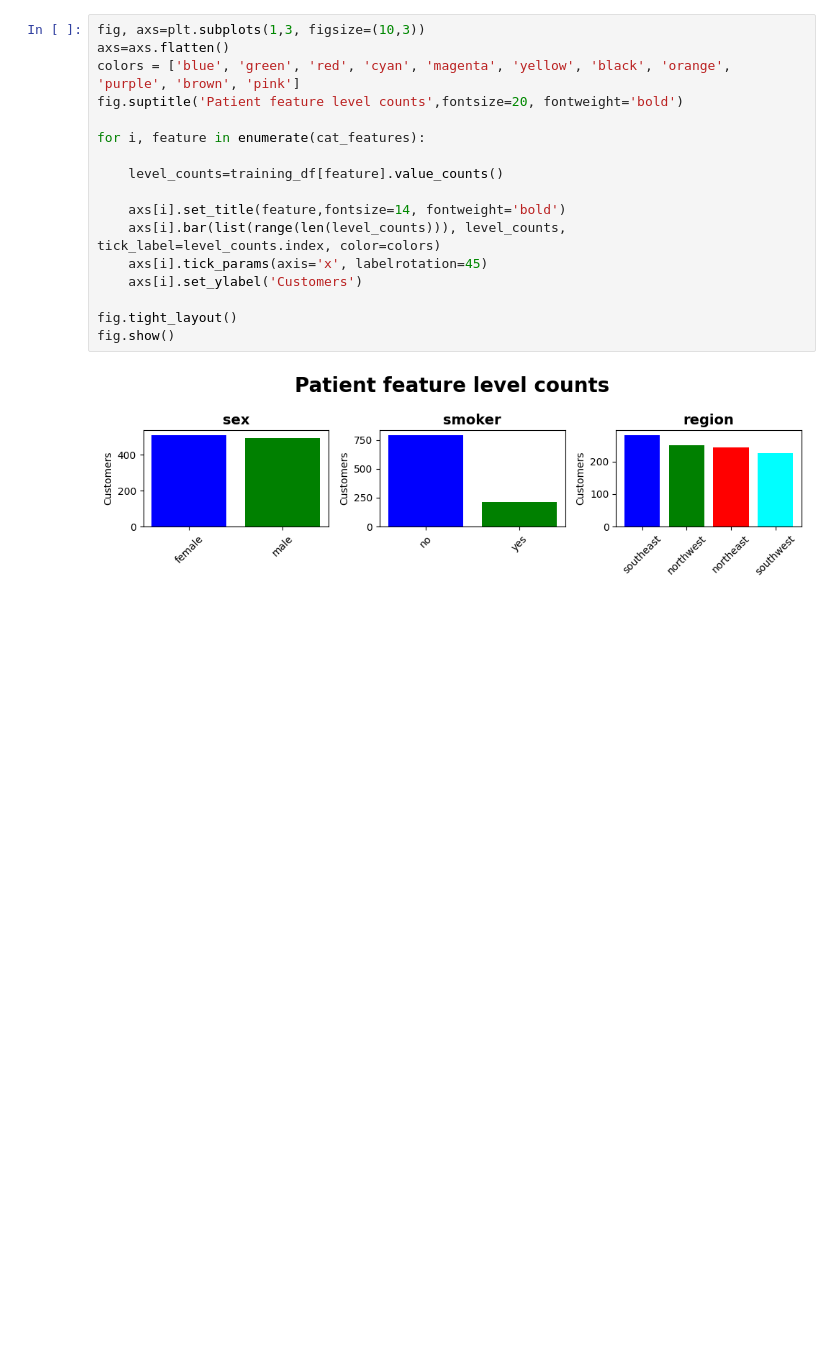
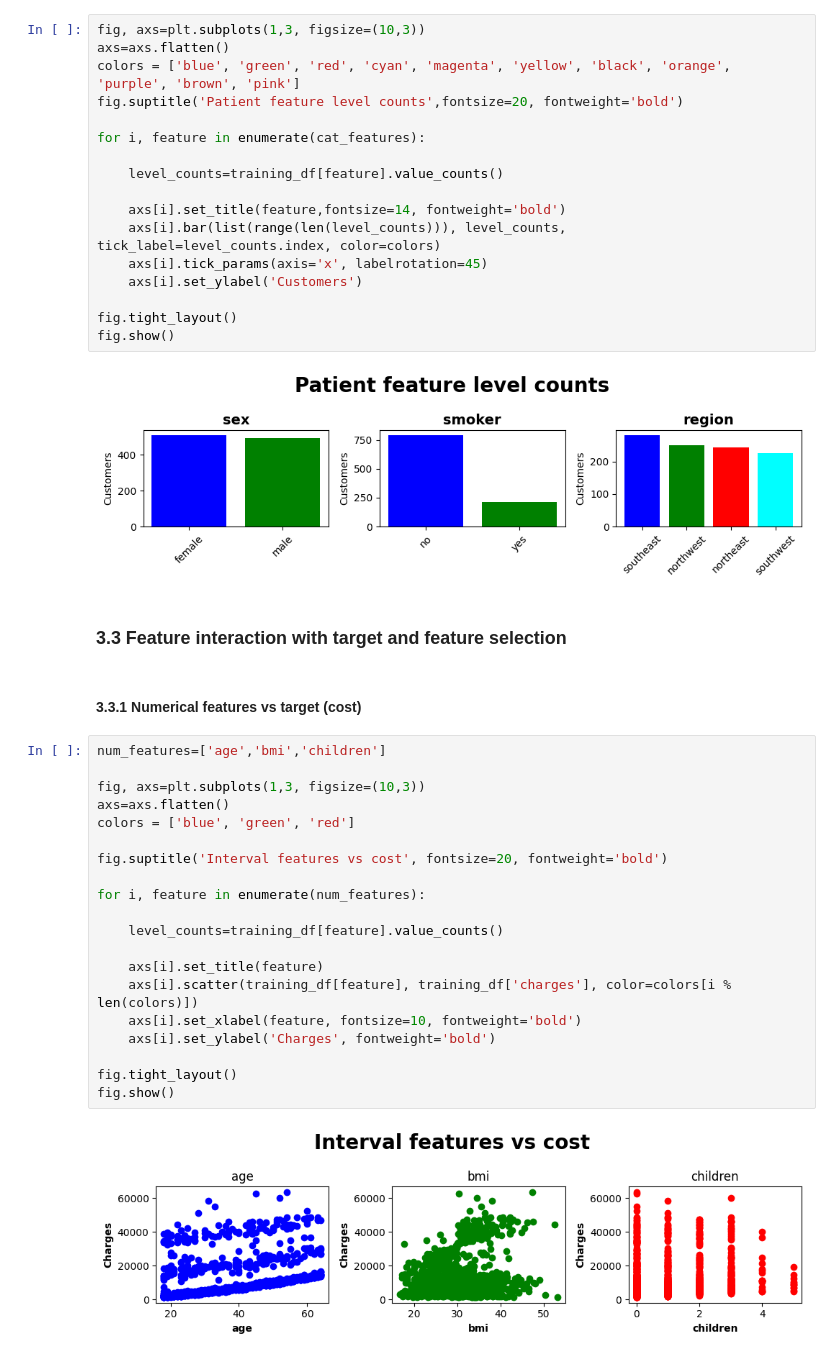
Before and after one commit to 4GeeksAcademy/Madesh-linear-regression, a Jupyter notebook: src/Madesh_solution.ipynb, the cells around one changed output. Drawn from its saved outputs; the diff is of its cells as text; blank space fills up the shorter version.

```diff
--- a/src/Madesh_solution.ipynb
+++ b/src/Madesh_solution.ipynb
@@ -159,3 +159,29 @@ fig.tight_layout()
 fig.show()
 # %% [output]
 [figure]
+# %% [markdown]
+### 3.3 Feature interaction with target and feature selection
+# %% [markdown]
+#### 3.3.1 Numerical features vs target (cost)
+# %%
+num_features=['age','bmi','children']
+
+fig, axs=plt.subplots(1,3, figsize=(10,3))
+axs=axs.flatten()
+colors = ['blue', 'green', 'red']
+
+fig.suptitle('Interval features vs cost', fontsize=20, fontweight='bold')
+
+for i, feature in enumerate(num_features):
+
+    level_counts=training_df[feature].value_counts()
+
+    axs[i].set_title(feature)
+    axs[i].scatter(training_df[feature], training_df['charges'], color=colors[i % len(colors)])
+    axs[i].set_xlabel(feature, fontsize=10, fontweight='bold')
+    axs[i].set_ylabel('Charges', fontweight='bold')
+
+fig.tight_layout()
+fig.show()
+# %% [output]
+[figure, added]
```
Also changed, not shown: parts of 27 cells of this notebook.
